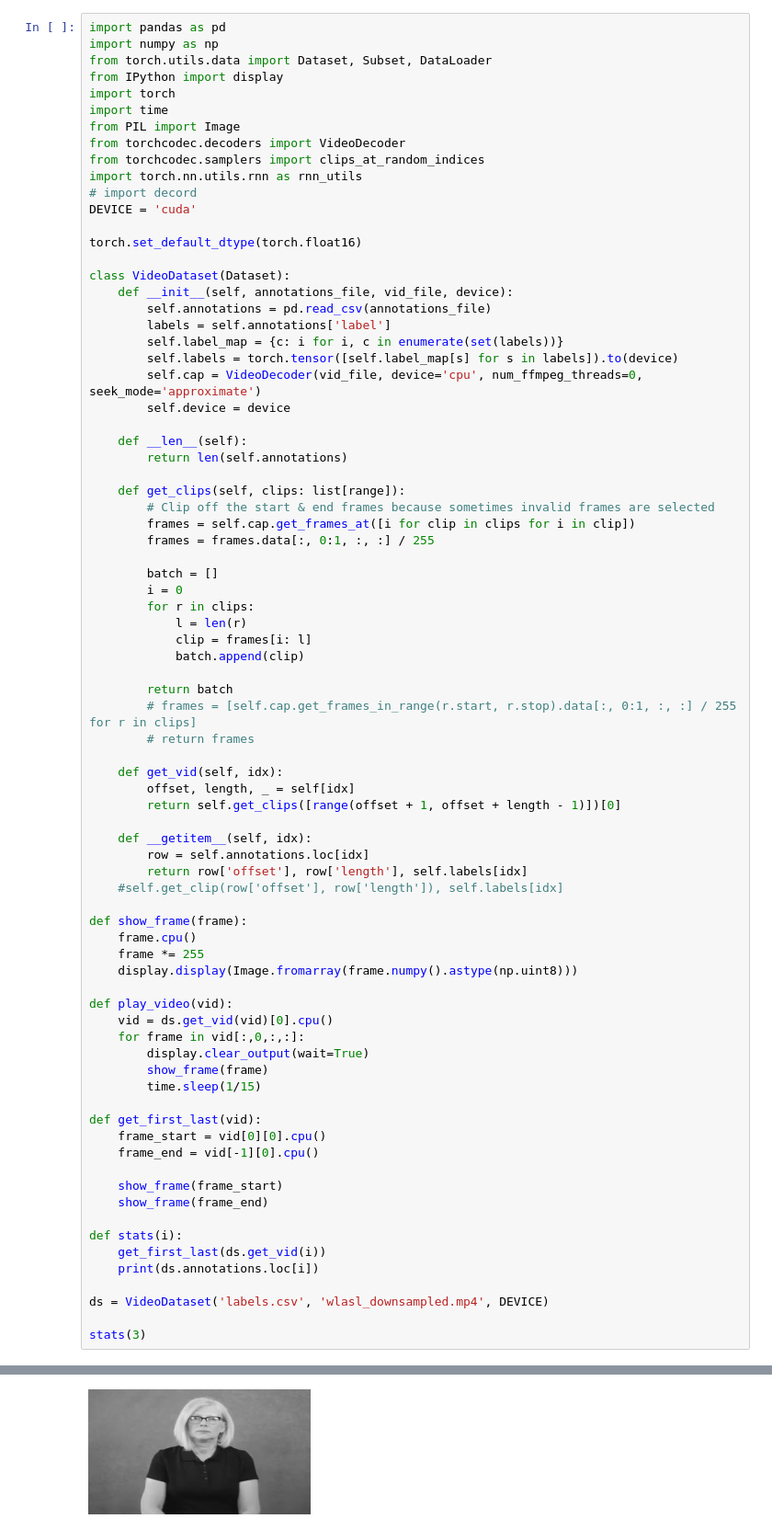
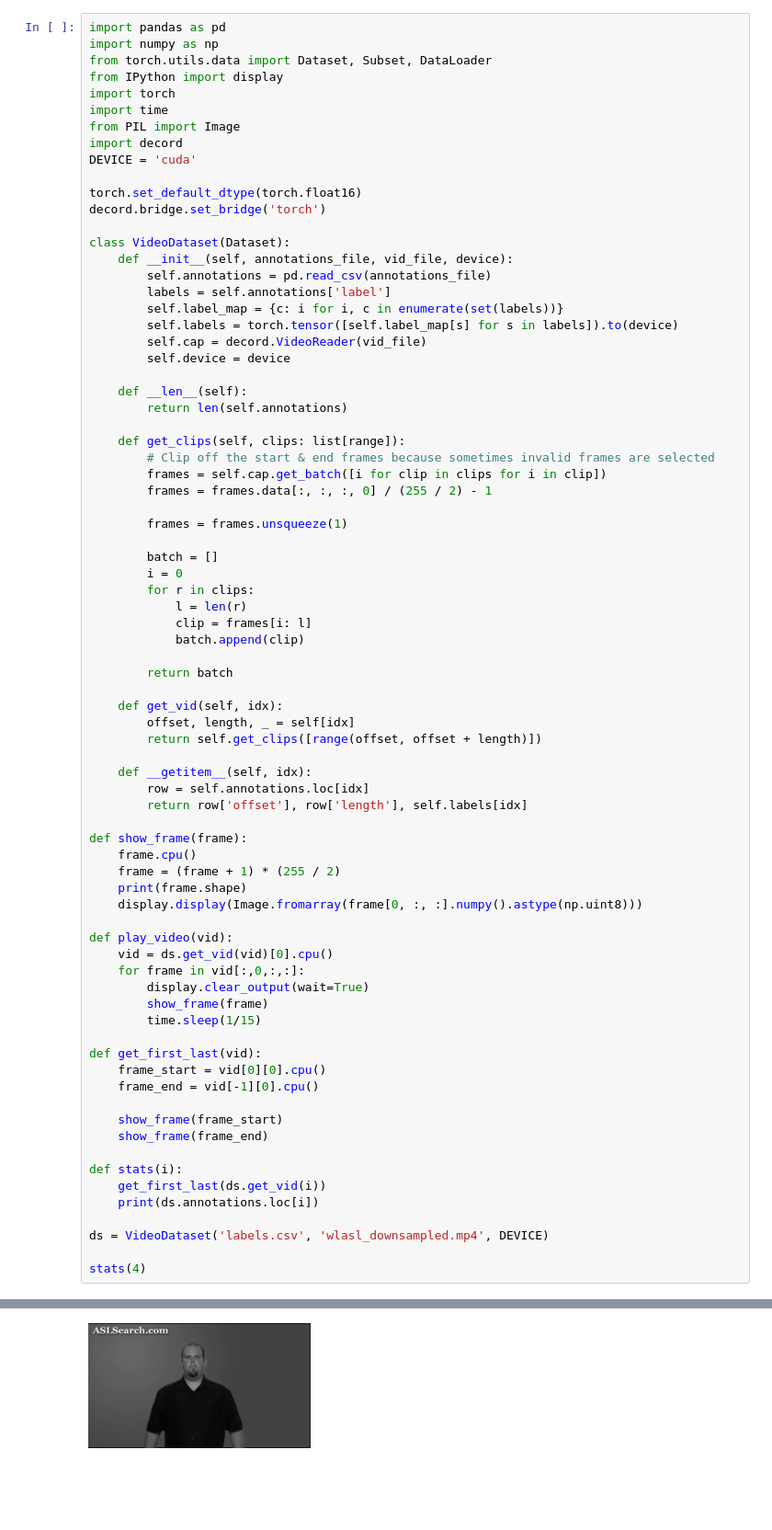
Before and after one commit to Itsskiip/WLASL-Detection, a Jupyter notebook: ml_model.ipynb, the cells around one changed output, grey strips where cells are left out. Shown at 92% size. Saved outputs shown, nothing was run; the diff lists cells and outputs as text; blank space fills up the shorter version.

Commit message:
used decord cpu instead of torchcodec

```diff
--- a/ml_model.ipynb
+++ b/ml_model.ipynb
@@ -27,13 +30,11 @@ from IPython import display
 import torch
 import time
 from PIL import Image
-from torchcodec.decoders import VideoDecoder
-from torchcodec.samplers import clips_at_random_indices
-import torch.nn.utils.rnn as rnn_utils
-# import decord
+import decord
 DEVICE = 'cuda'
 
 torch.set_default_dtype(torch.float16)
+decord.bridge.set_bridge('torch')
 
 class VideoDataset(Dataset):
     def __init__(self, annotations_file, vid_file, device):
@@ -41,7 +42,7 @@ class VideoDataset(Dataset):
         labels = self.annotations['label']
         self.label_map = {c: i for i, c in enumerate(set(labels))}
         self.labels = torch.tensor([self.label_map[s] for s in labels]).to(device)
-        self.cap = VideoDecoder(vid_file, device='cpu', num_ffmpeg_threads=0, seek_mode='approximate')
+        self.cap = decord.VideoReader(vid_file)
         self.device = device
 
     def __len__(self):
@@ -49,8 +50,10 @@ class VideoDataset(Dataset):
 
     def get_clips(self, clips: list[range]):
         # Clip off the start & end frames because sometimes invalid frames are selected
-        frames = self.cap.get_frames_at([i for clip in clips for i in clip])
-        frames = frames.data[:, 0:1, :, :] / 255
+        frames = self.cap.get_batch([i for clip in clips for i in clip])
+        frames = frames.data[:, :, :, 0] / (255 / 2) - 1
+
+        frames = frames.unsqueeze(1)
 
         batch = []
         i = 0
@@ -60,22 +63,20 @@ class VideoDataset(Dataset):
             batch.append(clip)
 
         return batch
-        # frames = [self.cap.get_frames_in_range(r.start, r.stop).data[:, 0:1, :, :] / 255 for r in clips]
-        # return frames
 
     def get_vid(self, idx):
         offset, length, _ = self[idx]
-        return self.get_clips([range(offset + 1, offset + length - 1)])[0]
+        return self.get_clips([range(offset, offset + length)])
 
     def __getitem__(self, idx):
         row = self.annotations.loc[idx]
         return row['offset'], row['length'], self.labels[idx]
-    #self.get_clip(row['offset'], row['length']), self.labels[idx]
 
 def show_frame(frame):
     frame.cpu()
-    frame *= 255
-    display.display(Image.fromarray(frame.numpy().astype(np.uint8)))
+    frame = (frame + 1) * (255 / 2)
+    print(frame.shape)
+    display.display(Image.fromarray(frame[0, :, :].numpy().astype(np.uint8)))
 
 def play_video(vid):
     vid = ds.get_vid(vid)[0].cpu()
@@ -97,5 +98,5 @@ def stats(i):
 
 ds = VideoDataset('labels.csv', 'wlasl_downsampled.mp4', DEVICE)
 
-stats(3)
+stats(4)
 # %% [output]
@@ -102 +104 @@ stats(3)
-[figure, old version]
+[figure, new version]
```
Also changed, not shown: parts of 5 cells of this notebook.
